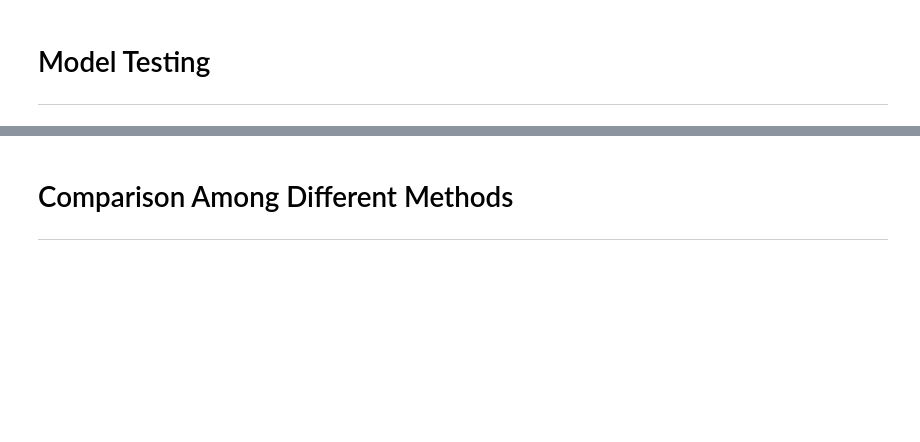
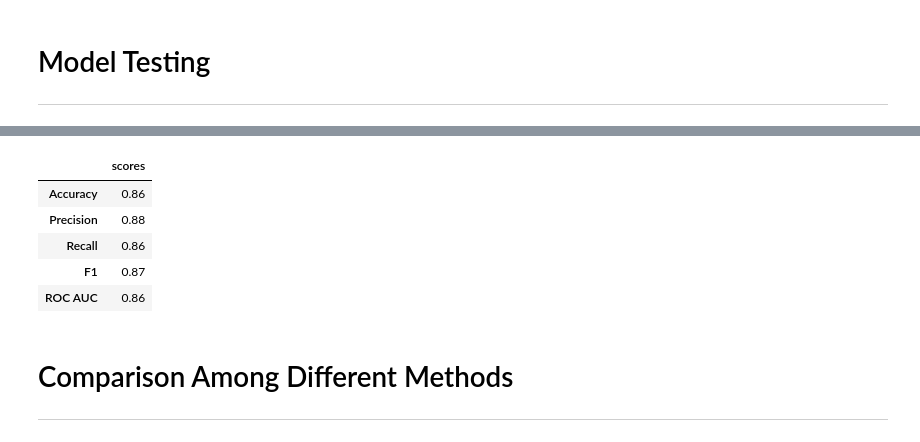
Before and after one commit to Barry0310/AI-Final-Project, a Jupyter notebook: AI_Final_Report.ipynb, the cells around one changed output, grey strips where cells are left out. Saved outputs shown, nothing was run; the diff lists cells and outputs as text; code cells hidden in the pictures; blank space fills up the shorter version.

```diff
--- a/AI_Final_Report.ipynb
+++ b/AI_Final_Report.ipynb
@@ -722,3 +735,12 @@ plt.show()
+# %%
+get_scores(y_test,preds)
+# %% [output]
+|  | scores |
+| Accuracy | 0.86 |
+| Precision | 0.88 |
+| Recall | 0.86 |
+| F1 | 0.87 |
+| ROC AUC | 0.86 |
 # %% [markdown]
 # Comparison Among Different Methods
 ------------
```
Also changed, not shown: parts of 12 cells of this notebook.
